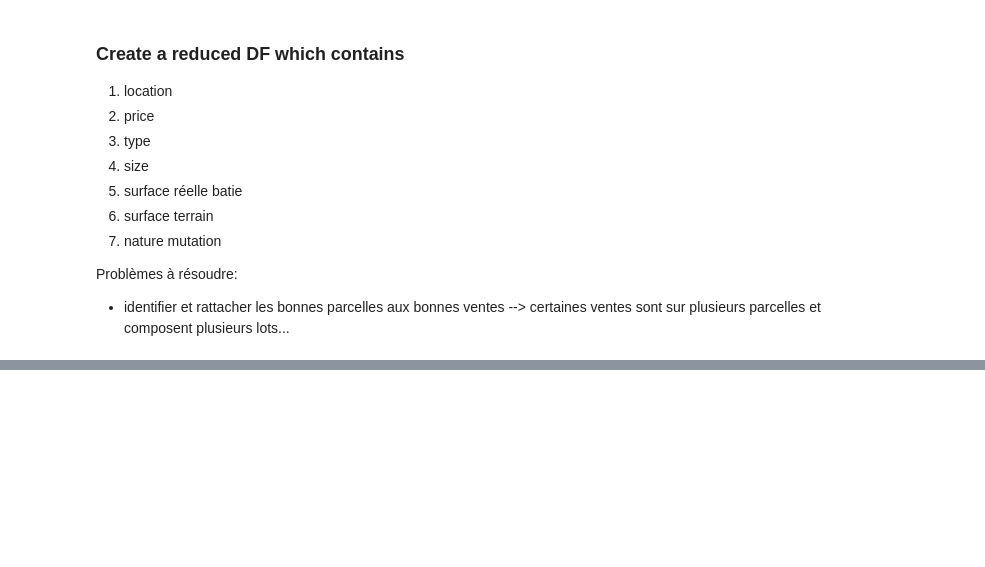
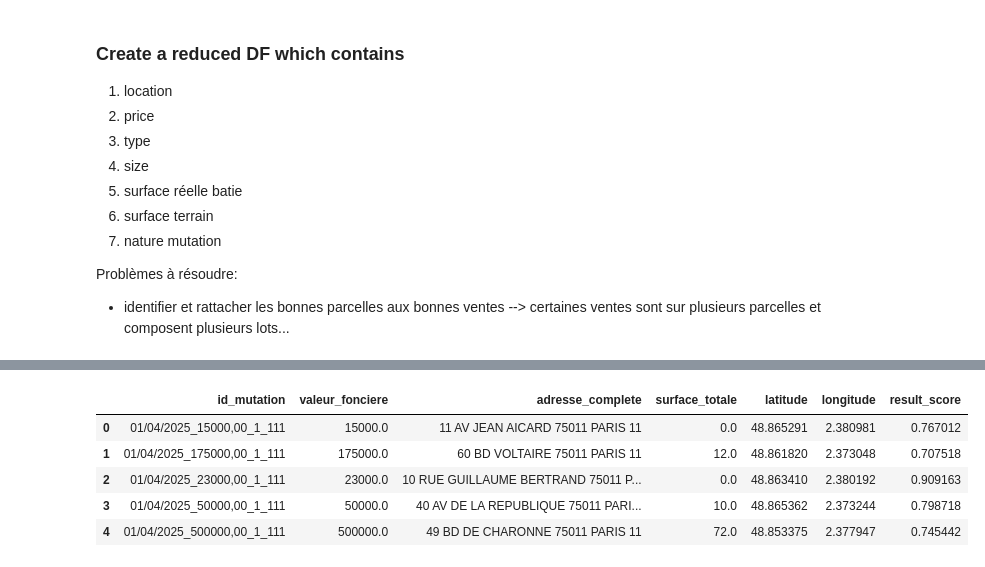
Before and after one commit to gregso10/Financial_models, a Jupyter notebook: notebooks/notebook.ipynb, the cells around one changed output, grey strips where cells are left out. Cells and saved outputs as stored; diff of their text form; code cells hidden in the pictures; blank space fills up the shorter version.

```diff
--- a/notebooks/notebook.ipynb
+++ b/notebooks/notebook.ipynb
@@ -212,6 +284,13 @@ def get_gps_coordinates(address):
         'q': address,
         'limit': 1 # On veut juste le meilleur résultat
     }
+    for i, address in enumerate(df_clean['adresse_complete']):
+        if i % 5 == 0: # Affiche la progression tous les 5 items
+            print(f"Traitement : {i}/{len(df_clean)}", end="\r")
+
+        if not address or len(address) < 5:
+            lats.append(None); lons.append(None)
+            continue
 
     try:
         response = requests.get(API_URL, params=params)
@@ -226,6 +305,14 @@ def get_gps_coordinates(address):
 
     return None, None
 # %%
+try:
+    # Remplace par le chemin réel de ton fichier si nécessaire
+    df_raw = reduced_df
+    df_clean = clean_dvf_data(df_raw)
+    print(f"Données nettoyées : {len(df_clean)} transactions uniques trouvées.")
+except FileNotFoundError:
+    print("Erreur : Fichier introuvable. Vérifie le chemin.")
+
 print("Début du géocodage...")
 
 # On crée deux listes vides
@@ -337,0 +355,60 @@ r.to_html("geojson_layer.html")
+# %%
+import pandas as pd
+import requests
+import io
+
+def geocode_bulk(df, address_col='adresse_complete'):
+    """
+    Géocode un DataFrame entier en une seule requête via l'API CSV de la BAN.
+    1000 adresses prennent environ 2-5 secondes au lieu de 10 minutes.
+    """
+    print(f"Envoi de {len(df)} adresses au géocodeur en masse...")
+
+    # 1. Conversion du DF en CSV en mémoire (encodage UTF-8)
+    csv_buffer = io.BytesIO()
+    df.to_csv(csv_buffer, index=False, encoding='utf-8')
+    csv_buffer.seek(0)
+
+    # 2. Préparation de la requête
+    url = "https://api-adresse.data.gouv.fr/search/csv/"
+    files = {
+        'data': ('data.csv', csv_buffer)
+    }
+    data = {
+        'columns': address_col,  # On précise quelle colonne contient l'adresse
+        'result_columns': ['latitude', 'longitude', 'result_score'] # On ne garde que l'essentiel
+    }
+
+    # 3. Appel API (POST)
+    try:
+        response = requests.post(url, files=files, data=data)
+        response.raise_for_status() # Vérifie les erreurs HTTP
+
+        # 4. Lecture de la réponse (CSV) directement dans un DataFrame
+        # L'API renvoie le CSV d'origine + les colonnes latitude/longitude
+        df_result = pd.read_csv(io.StringIO(response.text))
+
+        print("Géocodage terminé avec succès !")
+        return df_result
+
+    except Exception as e:
+        print(f"Erreur lors du géocodage en masse : {e}")
+        return df
+
+# --- EXECUTION ---
+
+# On suppose que 'df_clean' existe déjà (créé dans l'étape précédente)
+# Si tu as perdu la variable, relance juste la fonction 'clean_dvf_data'
+if 'df_clean' in locals():
+    # Appel de la fonction rapide
+    df_geo = geocode_bulk(df_clean, address_col='adresse_complete')
+
+    # Nettoyage des résultats vides (si l'adresse n'a pas été trouvée)
+    df_geo = df_geo.dropna(subset=['latitude', 'longitude'])
+
+    # Affichage
+    print(f"Nombre final d'adresses géolocalisées : {len(df_geo)}")
+    display(df_geo.head())
+else:
+    print("Le DataFrame 'df_clean' n'est pas défini. Veuillez relancer l'étape de nettoyage.")
+# %% [output]
@@ -337,0 +418,6 @@ r.to_html("geojson_layer.html")
+|  | id_mutation | valeur_fonciere | adresse_complete | surface_totale | latitude | longitude | result_score |
+| 0 | 01/04/2025_15000,00_1_111 | 15000.0 | 11 AV JEAN AICARD 75011 PARIS 11 | 0.0 | 48.865291 | 2.380981 | 0.767012 |
+| 1 | 01/04/2025_175000,00_1_111 | 175000.0 | 60 BD VOLTAIRE 75011 PARIS 11 | 12.0 | 48.861820 | 2.373048 | 0.707518 |
+| 2 | 01/04/2025_23000,00_1_111 | 23000.0 | 10 RUE GUILLAUME BERTRAND 75011 P... | 0.0 | 48.863410 | 2.380192 | 0.909163 |
+| 3 | 01/04/2025_50000,00_1_111 | 50000.0 | 40 AV DE LA REPUBLIQUE 75011 PARI... | 10.0 | 48.865362 | 2.373244 | 0.798718 |
+| 4 | 01/04/2025_500000,00_1_111 | 500000.0 | 49 BD DE CHARONNE 75011 PARIS 11 | 72.0 | 48.853375 | 2.377947 | 0.745442 |
```
Also changed, not shown: parts of 23 cells of this notebook, 39 other files.
